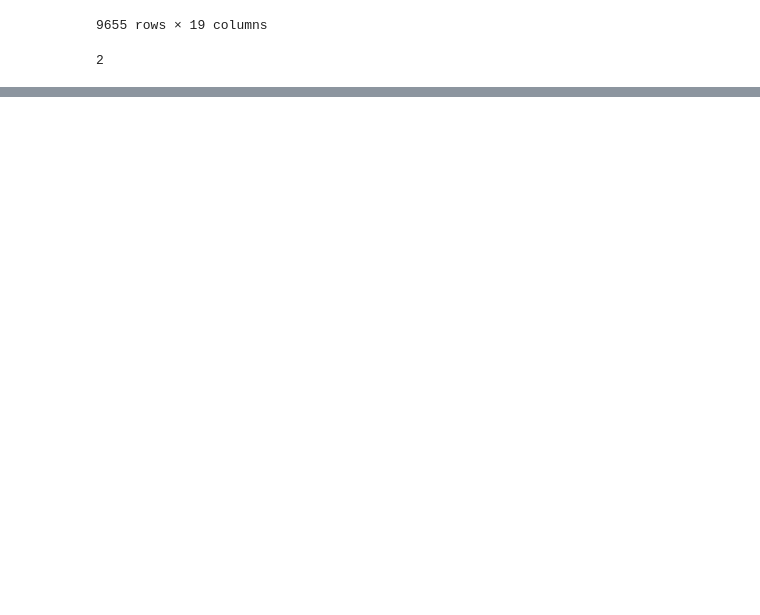
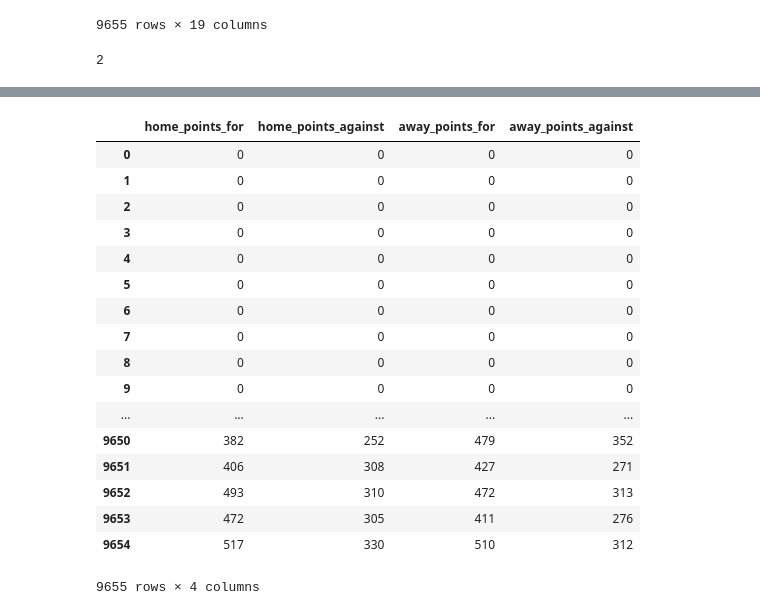
Before and after one commit to slieb74/NFL-Betting-Data, a Jupyter notebook: nfl_betting_data.ipynb, the cells around one changed output, grey strips where cells are left out. Cells and saved outputs as stored; diff of their text form; code cells hidden in the pictures; blank space fills up the shorter version.

```diff
--- a/nfl_betting_data.ipynb
+++ b/nfl_betting_data.ipynb
@@ -30,6 +28,7 @@ game_id                 object
 dtype: object
 # %%
 df = df.dropna(subset=['team_favorite_id', 'spread_favorite', 'over_under_line'])
+df.index= range(0,len(df))
 df = df.drop(columns=['game_id','stadium_neutral','schedule_playoff', 'stadium','schedule_date'])
 # %%
 df['weather_humidity']=df['weather_humidity'].apply(pd.to_numeric, errors='coerce')
@@ -234,0 +220,26 @@ df[df['home_ties']>0]
+# %%
+# df['home_points_for'] = ''
+# df['home_points_against'] = ''
+# df['away_points_for'] = ''
+# df['away_points_against'] = ''
+point_diff_df = pd.DataFrame(point_diff_arr, columns=['home_points_for','home_points_against', 'away_points_for', 'away_points_against'], dtype='int')
+point_diff_df
+# %% [output]
+|  | home_points_for | home_points_against | away_points_for | away_points_against |
+| 0 | 0 | 0 | 0 | 0 |
+| 1 | 0 | 0 | 0 | 0 |
+| 2 | 0 | 0 | 0 | 0 |
+| 3 | 0 | 0 | 0 | 0 |
+| 4 | 0 | 0 | 0 | 0 |
+| 5 | 0 | 0 | 0 | 0 |
+| 6 | 0 | 0 | 0 | 0 |
+| 7 | 0 | 0 | 0 | 0 |
+| 8 | 0 | 0 | 0 | 0 |
+| 9 | 0 | 0 | 0 | 0 |
+| ... | ... | ... | ... | ... |
+| 9650 | 382 | 252 | 479 | 352 |
+| 9651 | 406 | 308 | 427 | 271 |
+| 9652 | 493 | 310 | 472 | 313 |
+| 9653 | 472 | 305 | 411 | 276 |
+| 9654 | 517 | 330 | 510 | 312 |
+9655 rows × 4 columns
```
Also changed, not shown: parts of 9 cells of this notebook.
